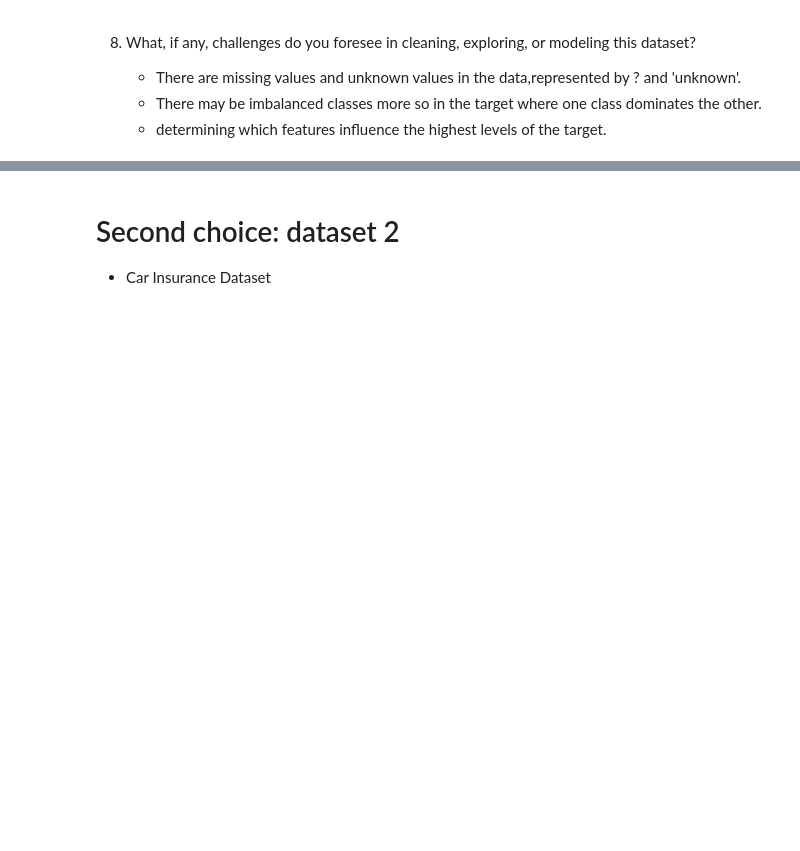
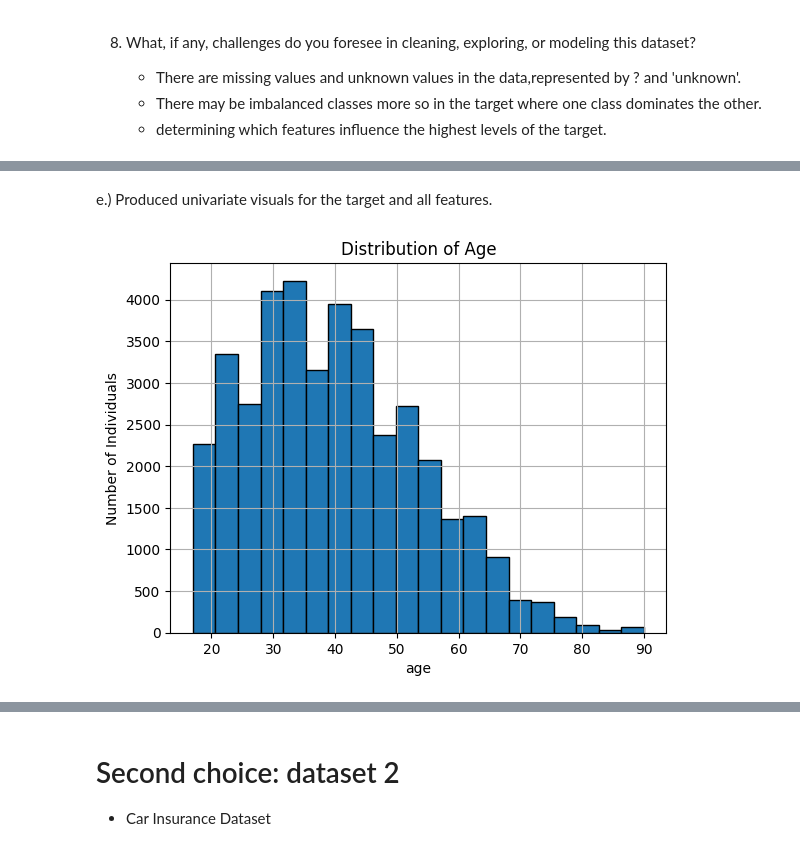
Before and after one commit to zal-developer/Adult-Income-Car-Insurance, a Jupyter notebook: Choice_DataSets.ipynb, the cells around one changed output, grey strips where cells are left out. Cells and saved outputs as stored; diff of their text form; code cells hidden in the pictures; blank space fills up the shorter version.

```diff
--- a/Choice_DataSets.ipynb
+++ b/Choice_DataSets.ipynb
@@ -76,0 +78,7 @@ memory usage: 5.6+ MB
+# %%
+# specifying columns to delete
+columns_to_drop = ['fnlwgt', 'educational-num', 'relationship', 'race', 'native-country']
+df.drop(columns=columns_to_drop, inplace=True)
+
+# Verify the updated DataFrame
+df.head()
@@ -76,0 +101,4 @@ memory usage: 5.6+ MB
+# %%
+# Remove duplicates
+df = df.drop_duplicates()
+df.duplicated().sum()
@@ -76,0 +154,8 @@ memory usage: 5.6+ MB
+# %%
+# Replace '?' with NaN
+df[['workclass', 'occupation']] = df[['workclass', 'occupation']].replace('?', np.nan)
+
+# Fill the column's nulls with "MISSING"
+df[['workclass','occupation']] = df[['workclass','occupation']].fillna("MISSING")
+# Print the value counts
+df['workclass'].value_counts(dropna=False)
@@ -76,0 +194,10 @@ memory usage: 5.6+ MB
+# %% [markdown]
+e.) Produced univariate visuals for the target and all features.
+# %%
+# Create a histogram for age feature
+ax = df['age'].hist(bins =20, edgecolor = 'black')
+ax.set_title('Distribution of Age')
+ax.set_xlabel('age')
+ax.set_ylabel('Number of Individuals');
+# %% [output]
+[figure, added]
```
Also changed, not shown: parts of 80 cells of this notebook.
